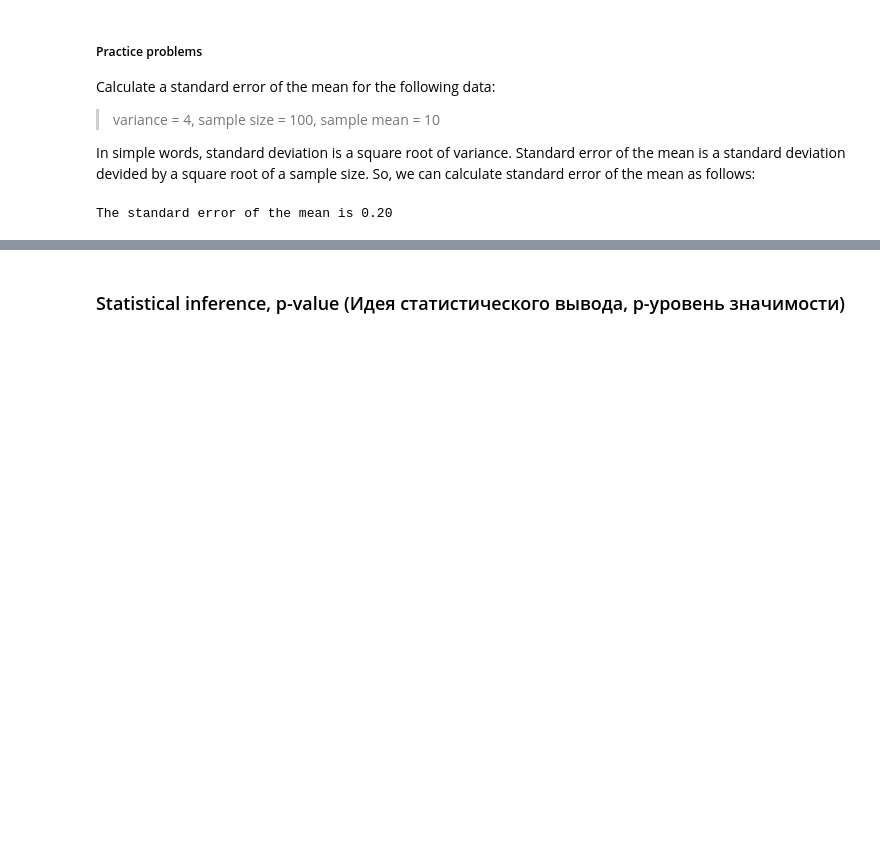
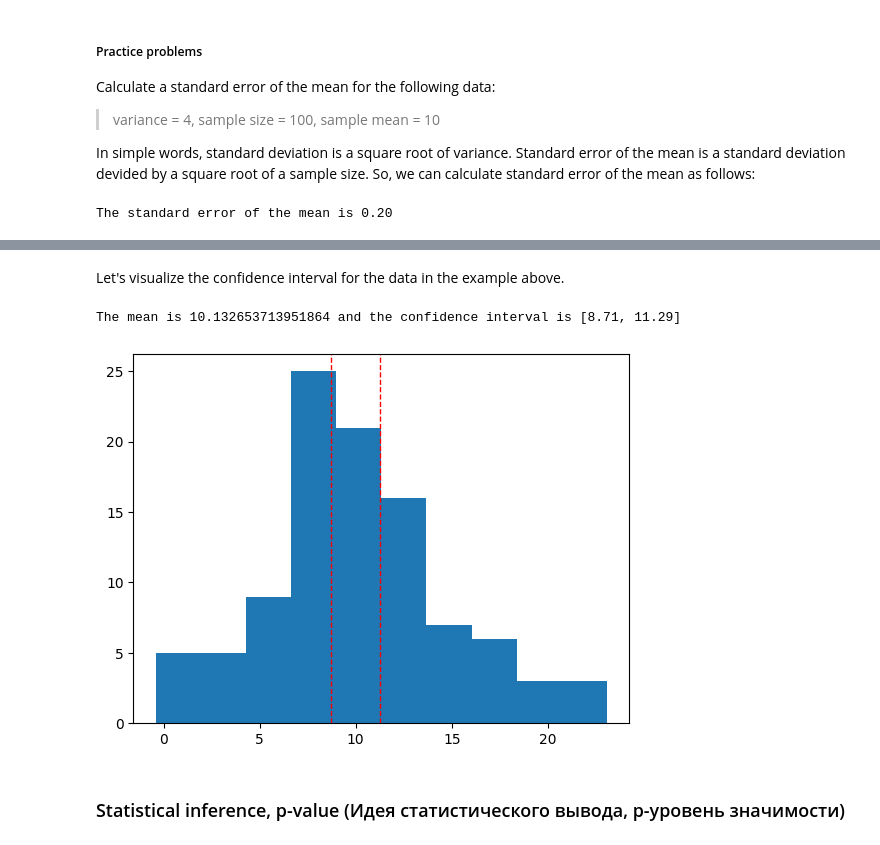
Before and after one commit to Alexey3250/Statistics_foundations_1, a Jupyter notebook: notes.ipynb, the cells around one changed output, grey strips where cells are left out. Cells and saved outputs as stored; diff of their text form; code cells hidden in the pictures; blank space fills up the shorter version.

```diff
--- a/notes.ipynb
+++ b/notes.ipynb
@@ -1158,3 +1336,38 @@ The standard error of the mean is 0.20
+# %% [markdown]
+Let's visualize the confidence interval for the data in the example above.
+# %%
+# Define the variables
+mean = 10
+std = 5
+size = 100
+target_interval = 0.99
+
+# Generate the data
+data = np.random.normal(mean, std, size)
+
+# Calculate the mean of the data
+mean_1 = np.mean(data)
+
+# Calculate the confidence interval
+int_1 = confidence_interval(std, mean, size, target_interval)[0]
+int_2 = confidence_interval(std, mean, size, target_interval)[1]
+
+# Check if the mean_1 is within the confidence interval
+print(f"The mean is {mean_1} and the confidence interval is [{int_1}, {int_2}]")
+
+# Plot the data
+plt.hist(data)
+
+# Plot the confidence interval as a vertical line on the histogram
+plt.axvline(int_1, color='r', linestyle='dashed', linewidth=1)
+plt.axvline(int_2, color='r', linestyle='dashed', linewidth=1)
+
+# Show the plot
+plt.show()
+plt.show()
+# %% [output]
+The mean is 10.132653713951864 and the confidence interval is [8.71, 11.29]
+[figure, added]
 # %% [markdown]
 ### Statistical inference, p-value (Идея статистического вывода, p-уровень значимости)
 # %% [markdown]
```
Also changed, not shown: parts of 16 cells of this notebook.
